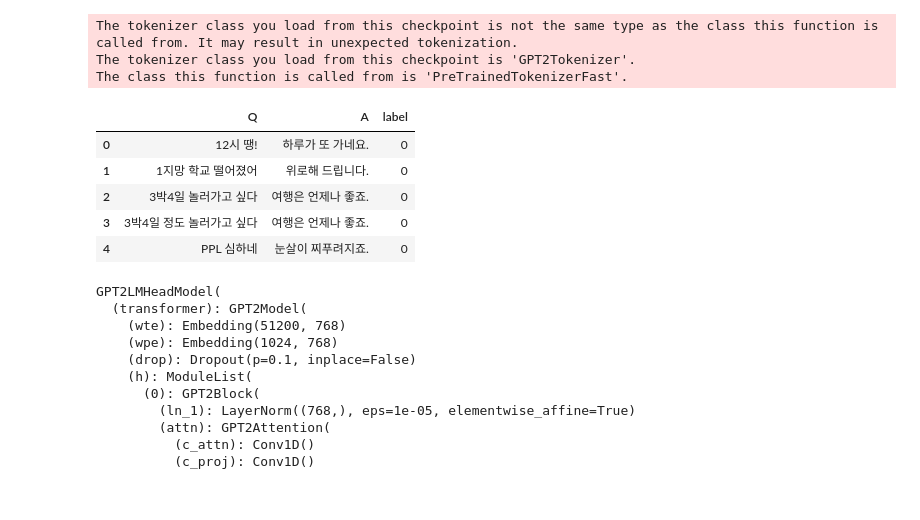
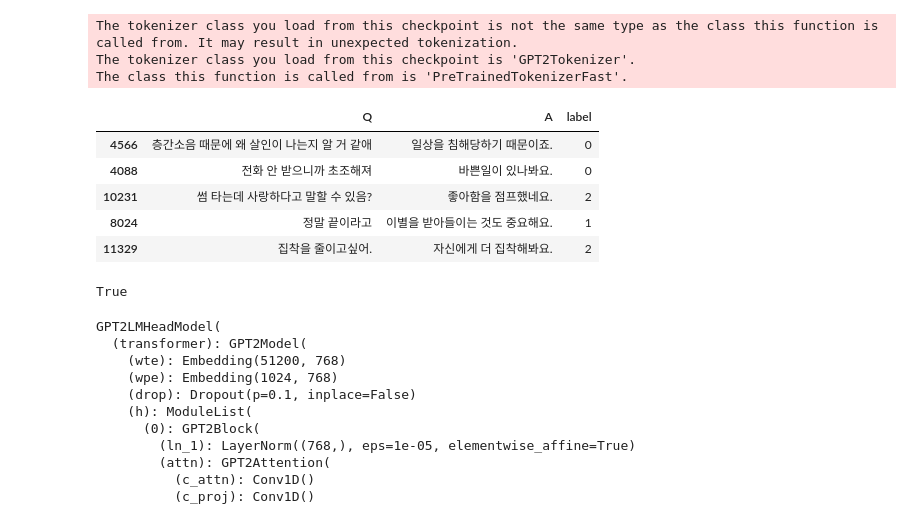
Before and after one commit to health-care-SW/daily_pj, a Jupyter notebook: 김지훈/streamlit_proj/kogpt2-base-v2.ipynb, the cells around one changed output. Drawn from its saved outputs; the diff is of its cells as text; code cells hidden in the pictures.

```diff
--- a/김지훈/streamlit_proj/kogpt2-base-v2.ipynb
+++ b/김지훈/streamlit_proj/kogpt2-base-v2.ipynb
@@ -157,21 +117,21 @@ The class this function is called from is 'PreTrainedTokenizerFast'.
 # %%
 import urllib.request
 
 urllib.request.urlretrieve(
     "https://raw.githubusercontent.com/songys/Chatbot_data/master/ChatbotData.csv",
     filename="ChatBotData.csv",
 )
 Chatbot_Data = pd.read_csv("ChatBotData.csv")
-# Test 용으로 300개 데이터만 처리한다.
-Chatbot_Data = Chatbot_Data[:300]
+## Test 용으로 300개 데이터만 처리한다.
+Chatbot_Data = Chatbot_Data.sample(frac=0.1)
 Chatbot_Data.head()
 # %% [output]
 |  | Q | A | label |
-| 0 | 12시 땡! | 하루가 또 가네요. | 0 |
-| 1 | 1지망 학교 떨어졌어 | 위로해 드립니다. | 0 |
-| 2 | 3박4일 놀러가고 싶다 | 여행은 언제나 좋죠. | 0 |
-| 3 | 3박4일 정도 놀러가고 싶다 | 여행은 언제나 좋죠. | 0 |
-| 4 | PPL 심하네 | 눈살이 찌푸려지죠. | 0 |
+| 4566 | 층간소음 때문에 왜 살인이 나는지 알 거 같애 | 일상을 침해당하기 때문이죠. | 0 |
+| 4088 | 전화 안 받으니까 초조해져 | 바쁜일이 있나봐요. | 0 |
+| 10231 | 썸 타는데 사랑하다고 말할 수 있음? | 좋아함을 점프했네요. | 2 |
+| 8024 | 정말 끝이라고 | 이별을 받아들이는 것도 중요해요. | 1 |
+| 11329 | 집착을 줄이고싶어. | 자신에게 더 집착해봐요. | 2 |
 # %%
 class ChatbotDataset(Dataset):
     def __init__(self, chats, max_len=40):  # 데이터셋의 전처리를 해주는 부분
@@ -240,6 +200,11 @@ class ChatbotDataset(Dataset):
 
         #질문+답변, 마스크, 답변
         return (token_ids, np.array(mask), labels_ids)
+# %%
+torch.cuda.is_available()
+#torch.__version__
+# %% [output]
+True
 # %%
 device = torch.device("cuda" if torch.cuda.is_available() else "cpu")
 train_set = ChatbotDataset(Chatbot_Data, max_len=40)
```
Also changed, not shown: parts of 9 cells of this notebook, 5 other files.
